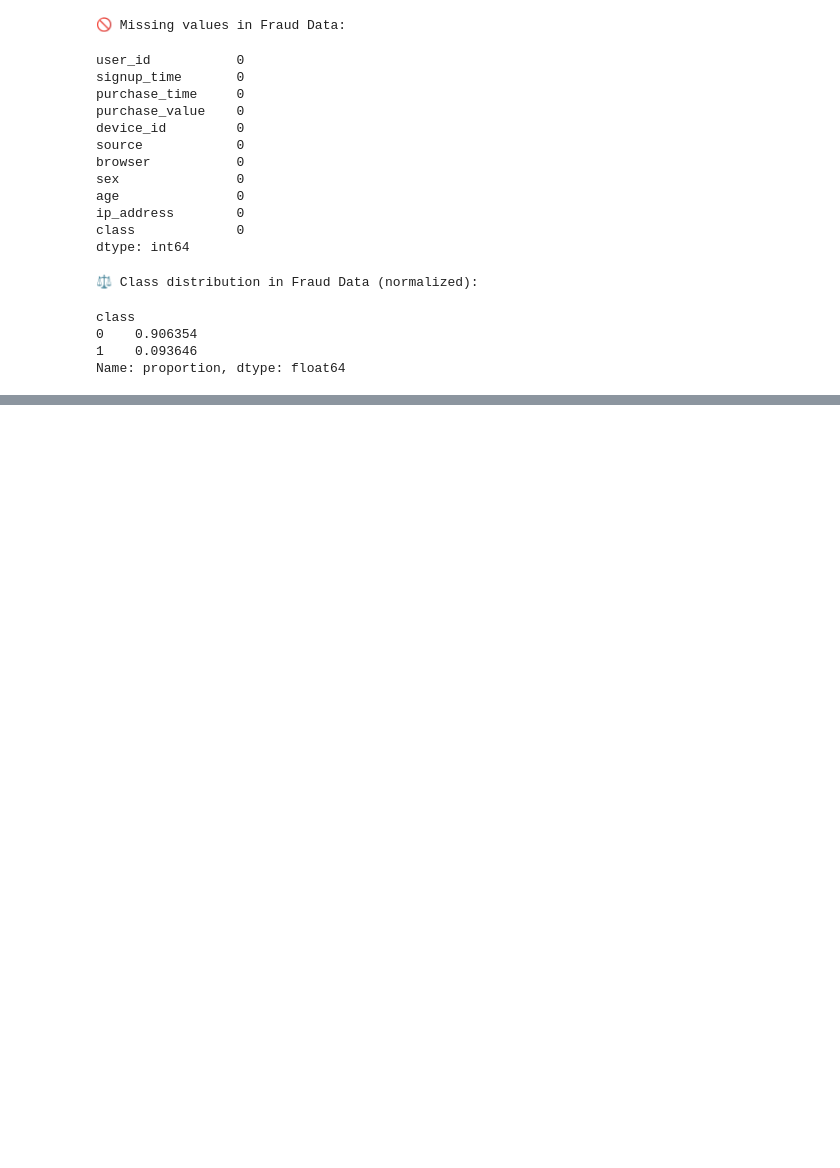
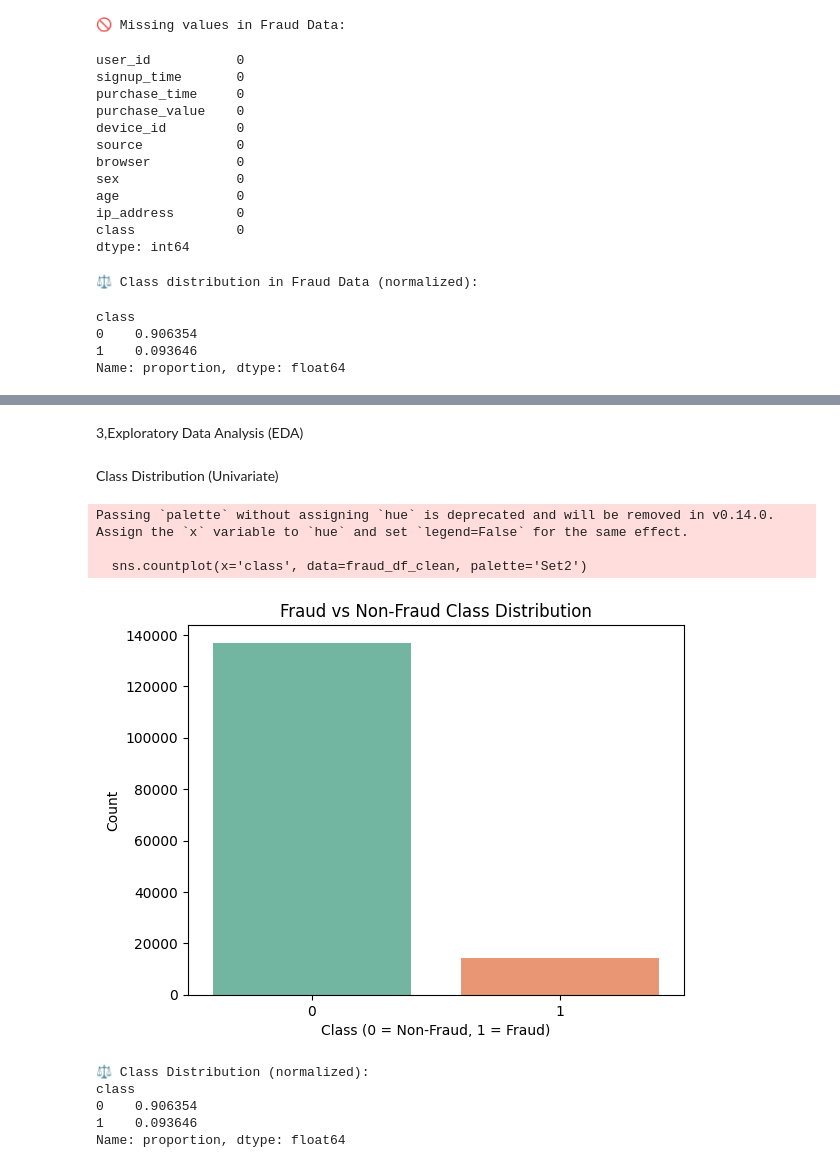
Before and after one commit to Filimon-H/fraud-detection-ecommerce-banking, a Jupyter notebook: notebook/eda_fraud_data.ipynb, the cells around one changed output, grey strips where cells are left out. Drawn from its saved outputs; the diff is of its cells as text; code cells hidden in the pictures; blank space fills up the shorter version.

Commit message:
Exploratory Data Analysis (EDA)

```diff
--- a/notebook/eda_fraud_data.ipynb
+++ b/notebook/eda_fraud_data.ipynb
@@ -129,0 +118,5 @@ Name: proportion, dtype: float64
+# %%
+# Drop rows with missing values
+fraud_df_clean = fraud_df.dropna()
+
+print(f"✅ Dropped {fraud_df.shape[0] - fraud_df_clean.shape[0]} rows with missing values.")
@@ -129,0 +132,7 @@ Name: proportion, dtype: float64
+# %%
+# Check and remove duplicates
+duplicate_count = fraud_df_clean.duplicated().sum()
+print(f"🧹 Found {duplicate_count} duplicate rows.")
+
+fraud_df_clean = fraud_df_clean.drop_duplicates()
+print(f"✅ Duplicate rows removed. Current shape: {fraud_df_clean.shape}")
@@ -129,0 +164,8 @@ Name: proportion, dtype: float64
+# %%
+# Convert signup_time and purchase_time to datetime
+fraud_df_clean['signup_time'] = pd.to_datetime(fraud_df_clean['signup_time'], errors='coerce')
+fraud_df_clean['purchase_time'] = pd.to_datetime(fraud_df_clean['purchase_time'], errors='coerce')
+
+# Confirm changes
+print("✅ Converted 'signup_time' and 'purchase_time' to datetime.")
+display(fraud_df_clean[['signup_time', 'purchase_time']].head())
@@ -129,0 +182,8 @@ Name: proportion, dtype: float64
+# %%
+# Re-check for NaT values after datetime conversion
+print("🔍 Missing datetime values after conversion:")
+display(fraud_df_clean[['signup_time', 'purchase_time']].isnull().sum())
+
+# Drop rows if any timestamps failed to convert
+fraud_df_clean = fraud_df_clean.dropna(subset=['signup_time', 'purchase_time'])
+print("✅ Dropped rows with invalid timestamps (if any).")
@@ -129,0 +196,27 @@ Name: proportion, dtype: float64
+# %% [markdown]
+3,Exploratory Data Analysis (EDA)
+# %% [markdown]
+Class Distribution (Univariate)
+# %%
+import matplotlib.pyplot as plt
+import seaborn as sns
+
+sns.countplot(x='class', data=fraud_df_clean, palette='Set2')
+plt.title("Fraud vs Non-Fraud Class Distribution")
+plt.xlabel("Class (0 = Non-Fraud, 1 = Fraud)")
+plt.ylabel("Count")
+plt.show()
+
+# Print class balance %
+fraud_ratio = fraud_df_clean['class'].value_counts(normalize=True)
+print(f"\n⚖️ Class Distribution (normalized):\n{fraud_ratio}")
+# %% [output]
+Passing `palette` without assigning `hue` is deprecated and will be removed in v0.14.0. Assign the `x` variable to `hue` and set `legend=False` for the same effect.
+
+  sns.countplot(x='class', data=fraud_df_clean, palette='Set2')
+[figure, added]
+⚖️ Class Distribution (normalized):
+class
+0    0.906354
+1    0.093646
+Name: proportion, dtype: float64
```
Also changed, not shown: parts of 23 cells of this notebook.
